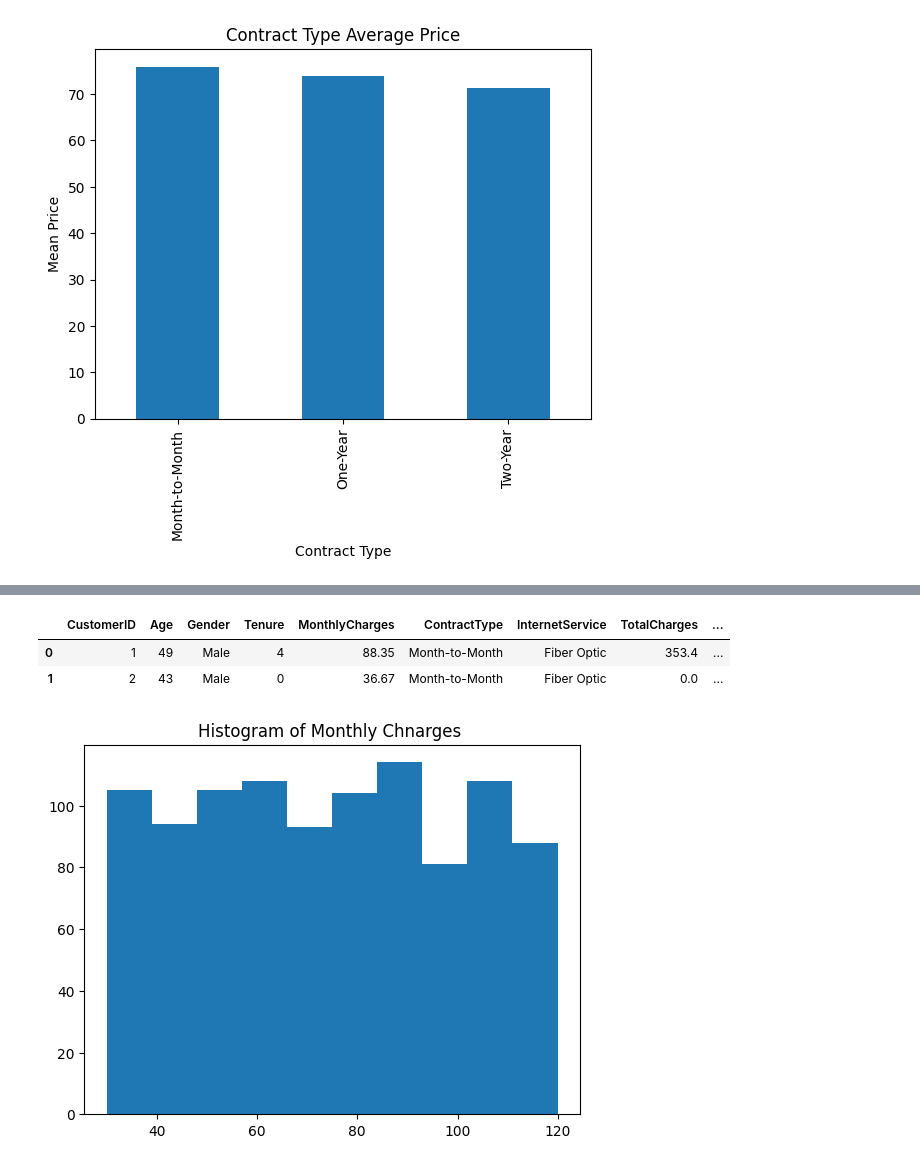
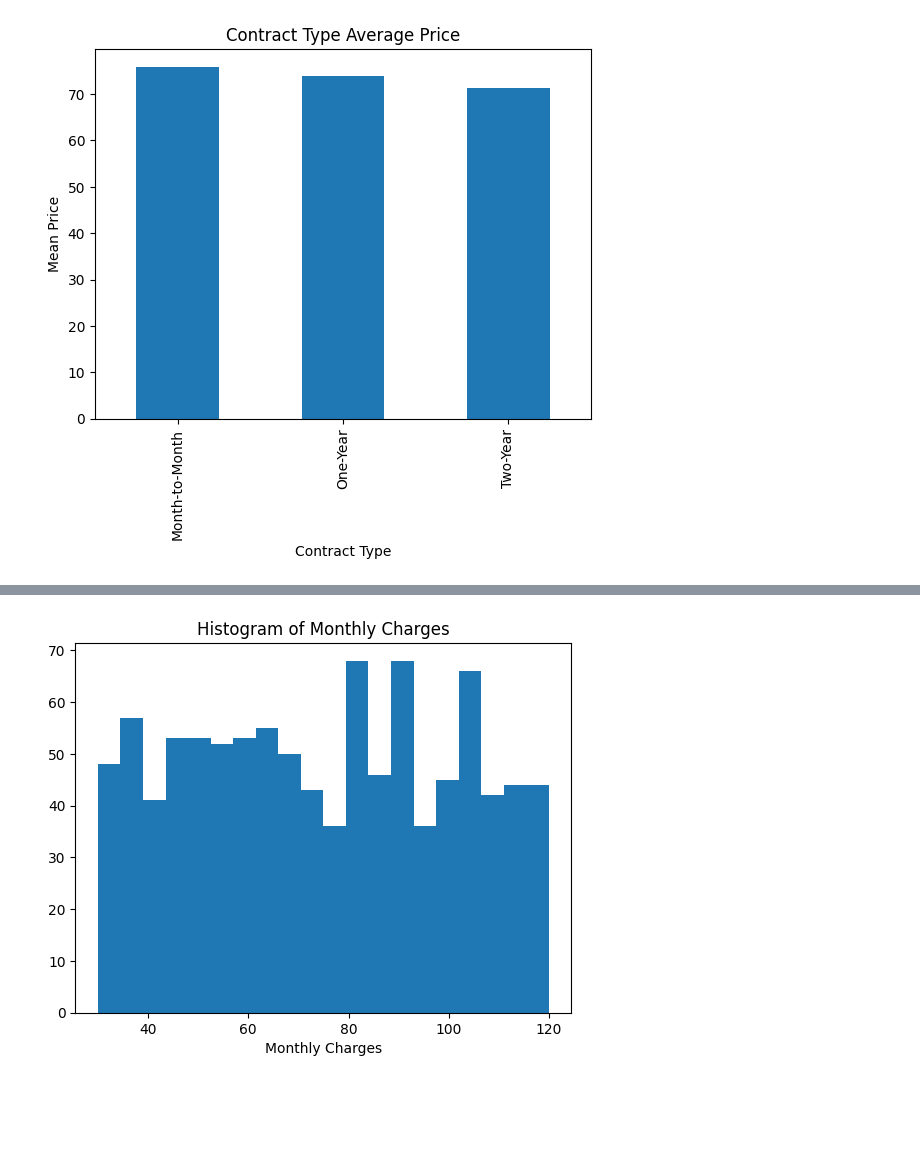
Before and after one commit to rachiittt/player-churn-AI, a Jupyter notebook: notebook.ipynb, the cells around one changed output, grey strips where cells are left out. Drawn from its saved outputs; the diff is of its cells as text; code cells hidden in the pictures; blank space fills up the shorter version.

```diff
--- a/notebook.ipynb
+++ b/notebook.ipynb
@@ -54,0 +65,2 @@ Name: InternetService, Length: 1000, dtype: object
+# %%
+df["InternetService"].fillna("No Internet", inplace=True)
@@ -64,3 +101,5 @@ df.describe()
 | 50% | 500.500000 | 45.000000 | 13.00000 | 74.060000 | 872.870000 |
 | 75% | 750.250000 | 51.000000 | 26.00000 | 96.102500 | 1900.175000 |
 | max | 1000.000000 | 83.000000 | 122.00000 | 119.960000 | 12416.250000 |
+# %%
+df.drop(columns=["CustomerID"], inplace=True)
@@ -168,13 +185,8 @@ plt.show()
-# %%
-df.head(2)
-# %% [output]
-|  | CustomerID | Age | Gender | Tenure | MonthlyCharges | ContractType | InternetService | TotalCharges | ... |
-| 0 | 1 | 49 | Male | 4 | 88.35 | Month-to-Month | Fiber Optic | 353.4 | ... |
-| 1 | 2 | 43 | Male | 0 | 36.67 | Month-to-Month | Fiber Optic | 0.0 | ... |
 # %%
-plt.hist(df['MonthlyCharges'])
-plt.title("Histogram of Monthly Chnarges ")
+plt.hist(df['MonthlyCharges'], bins=20)
+plt.title("Histogram of Monthly Charges")
+plt.xlabel("Monthly Charges")
 plt.show()
 # %% [output]
-[figure, old version]
+[figure, new version]
 # %%
```
Also changed, not shown: parts of 47 cells of this notebook.
